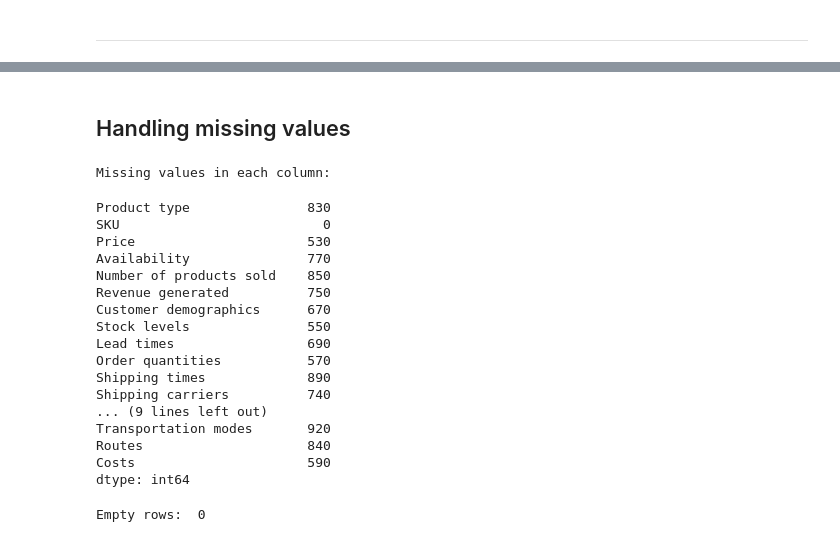
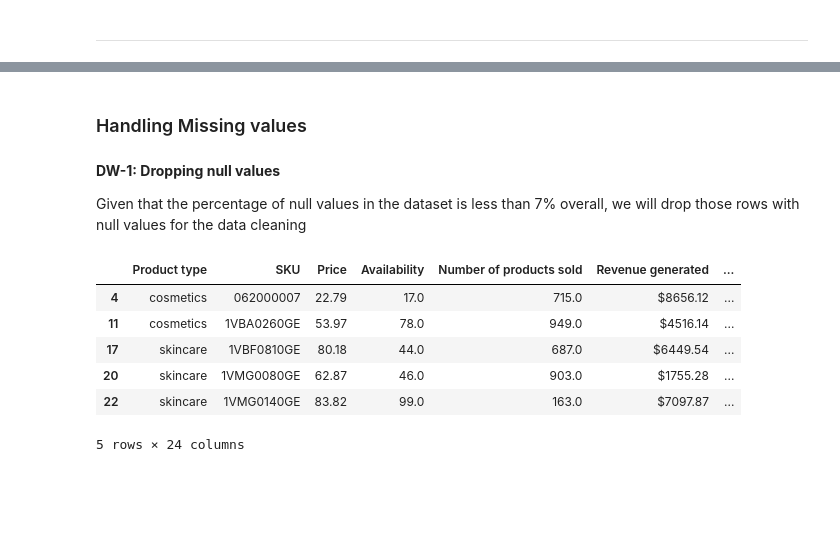
Before and after one commit to ayozmi/ai-logistics, a Jupyter notebook: notebooks/PricePredictor/2_DataWrangling.ipynb, the cells around one changed output, grey strips where cells are left out. Saved outputs shown, nothing was run; the diff lists cells and outputs as text; code cells hidden in the pictures; blank space fills up the shorter version.

Commit message:
DEV: completing data wrangling stage, notebook and script

```diff
--- a/notebooks/PricePredictor/2_DataWrangling.ipynb
+++ b/notebooks/PricePredictor/2_DataWrangling.ipynb
@@ -17,7 +17,7 @@ df3 = pd.read_csv('../../data/price_predictor/raw/Sample_Product_Data_Batch_3.cs
 df4 = pd.read_csv('../../data/price_predictor/raw/Sample_Product_Data_Batch_4.csv')
 
 # Concatenate dataframes
-supply_ch_df = pd.concat([df1, df2, df3, df4], ignore_index=True)
+supply_ch_df_raw = pd.concat([df1, df2, df3, df4], ignore_index=True)
 
-# Save the concatenated dataframe
-supply_ch_df.to_csv('C:/repos/ai-logistics/data/price_predictor/raw/Sample_Product_Data_Concat.csv', index=False)
+# Save the concatenated raw dataframe
+supply_ch_df_raw.to_csv('C:/repos/ai-logistics/data/price_predictor/raw/Sample_Product_Data_Concat.csv', index=False)
@@ -71,32 +196,19 @@ supply_ch_df.describe()
 # %% [markdown]
-## Handling missing values
+### Handling Missing values
-# %%
-# Checking missing value count in each column
-print("\nMissing values in each column:")
-missing_values = supply_ch_df.isnull().sum()
-display(missing_values)
-# %% [output]
-Missing values in each column:
-Product type               830
-SKU                          0
-Price                      530
-Availability               770
-Number of products sold    850
-Revenue generated          750
-Customer demographics      670
-Stock levels               550
-Lead times                 690
-Order quantities           570
-Shipping times             890
-Shipping carriers          740
-... (9 lines left out)
-Transportation modes       920
-Routes                     840
-Costs                      590
-dtype: int64
-# %%
-# Check for an empty rows
-rows_with_null = sum(supply_ch_df.isnull().all(axis=1))
-print("Empty rows: ", rows_with_null)
-# %% [output]
-Empty rows:  0
+# %% [markdown]
+**DW-1: Dropping null values**
+
+Given that the percentage of null values in the dataset is less than 7% overall, we will drop those rows with null values for the data cleaning
+# %%
+# Dropping rows with null values
+supply_ch_df_cleaned = supply_ch_df_raw.dropna()
+# %%
+supply_ch_df_cleaned.head()
+# %% [output]
+|  | Product type | SKU | Price | Availability | Number of products sold | Revenue generated | ... |
+| 4 | cosmetics | 062000007 | 22.79 | 17.0 | 715.0 | $8656.12 | ... |
+| 11 | cosmetics | 1VBA0260GE | 53.97 | 78.0 | 949.0 | $4516.14 | ... |
+| 17 | skincare | 1VBF0810GE | 80.18 | 44.0 | 687.0 | $6449.54 | ... |
+| 20 | skincare | 1VMG0080GE | 62.87 | 46.0 | 903.0 | $1755.28 | ... |
+| 22 | skincare | 1VMG0140GE | 83.82 | 99.0 | 163.0 | $7097.87 | ... |
+5 rows × 24 columns
```
Also changed, not shown: parts of 42 cells of this notebook, 2 other files.
